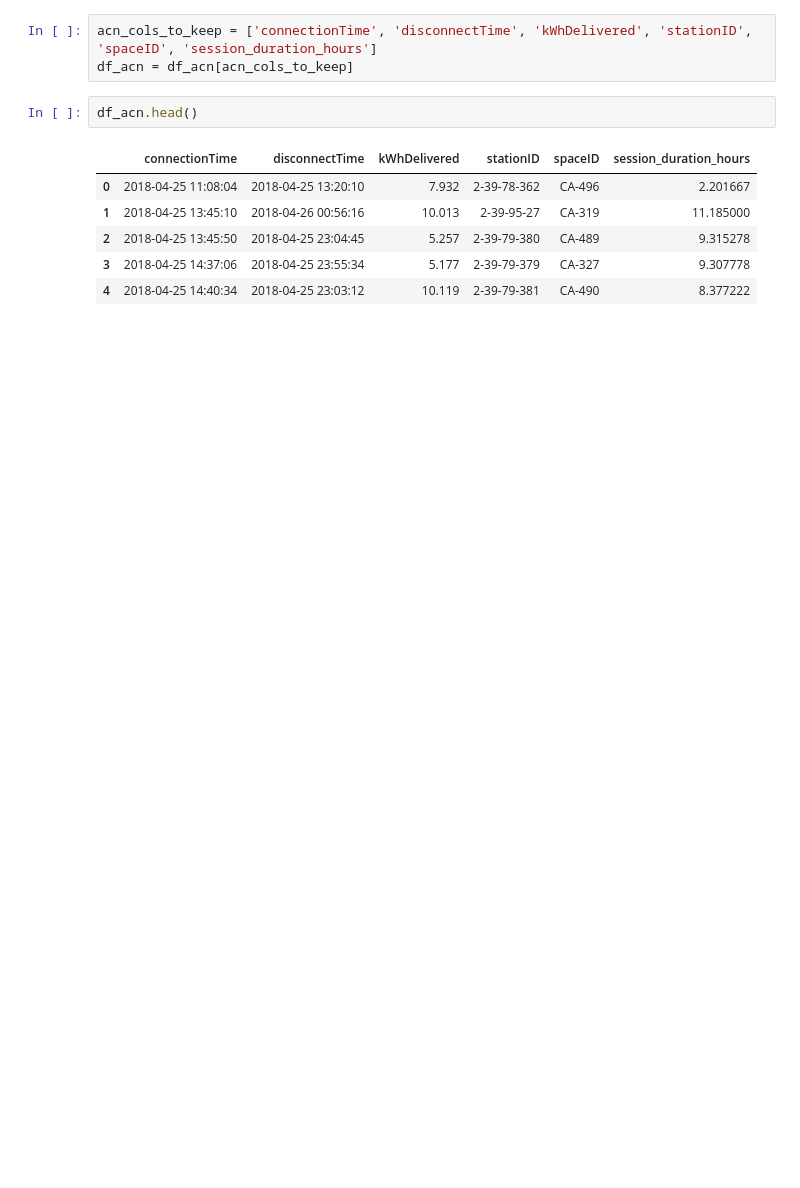
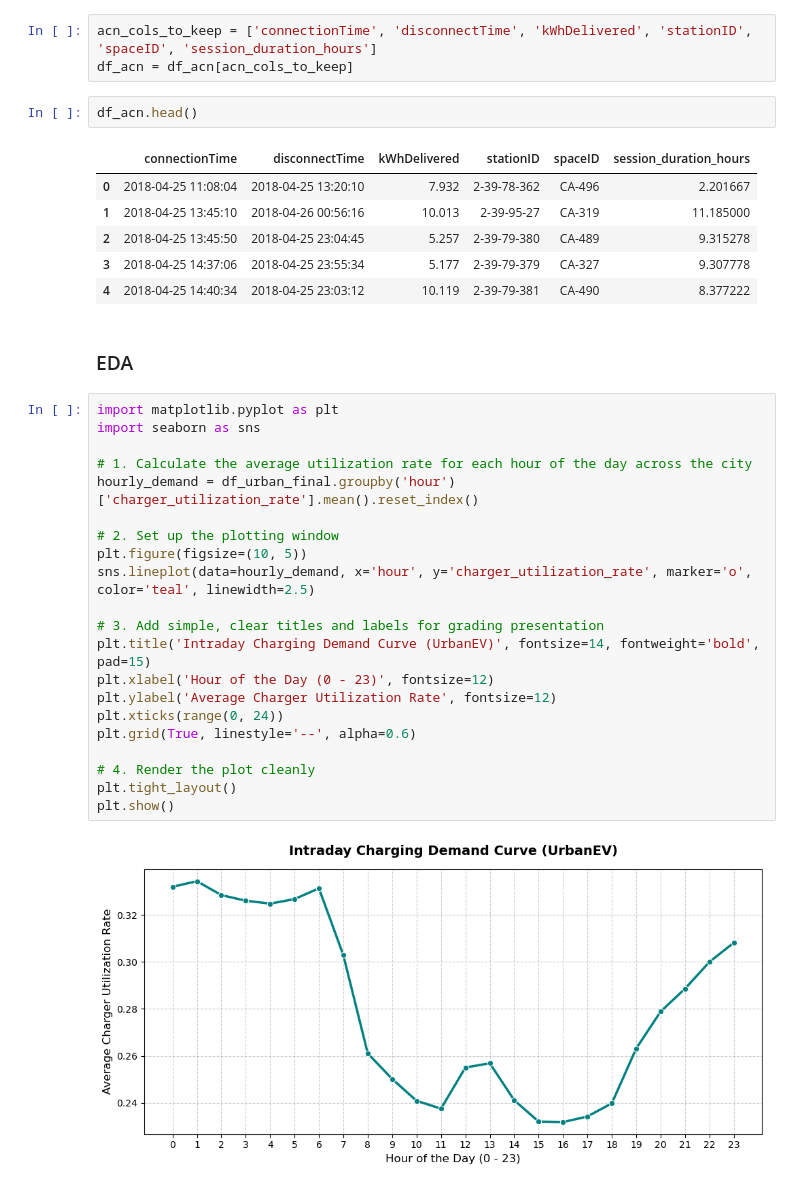
Before and after one commit to Neritya-Singh/Dynamic_Tariff_Optimization_Project, a Jupyter notebook: Project.ipynb, the cells around one changed output. Saved outputs shown, nothing was run; the diff lists cells and outputs as text; blank space fills up the shorter version.

Commit message:
Completed the Exploratory Data Analysis of the Datasets

```diff
--- a/Project.ipynb
+++ b/Project.ipynb
@@ -176,3 +176,28 @@ df_acn.head()
 | 2 | 2018-04-25 13:45:50 | 2018-04-25 23:04:45 | 5.257 | 2-39-79-380 | CA-489 | 9.315278 |
 | 3 | 2018-04-25 14:37:06 | 2018-04-25 23:55:34 | 5.177 | 2-39-79-379 | CA-327 | 9.307778 |
 | 4 | 2018-04-25 14:40:34 | 2018-04-25 23:03:12 | 10.119 | 2-39-79-381 | CA-490 | 8.377222 |
+# %% [markdown]
+### EDA
+# %%
+import matplotlib.pyplot as plt
+import seaborn as sns
+
+# 1. Calculate the average utilization rate for each hour of the day across the city
+hourly_demand = df_urban_final.groupby('hour')['charger_utilization_rate'].mean().reset_index()
+
+# 2. Set up the plotting window
+plt.figure(figsize=(10, 5))
+sns.lineplot(data=hourly_demand, x='hour', y='charger_utilization_rate', marker='o', color='teal', linewidth=2.5)
+
+# 3. Add simple, clear titles and labels for grading presentation
+plt.title('Intraday Charging Demand Curve (UrbanEV)', fontsize=14, fontweight='bold', pad=15)
+plt.xlabel('Hour of the Day (0 - 23)', fontsize=12)
+plt.ylabel('Average Charger Utilization Rate', fontsize=12)
+plt.xticks(range(0, 24))
+plt.grid(True, linestyle='--', alpha=0.6)
+
+# 4. Render the plot cleanly
+plt.tight_layout()
+plt.show()
+# %% [output]
+[figure, added]
```
Also changed, not shown: parts of 4 cells of this notebook.
